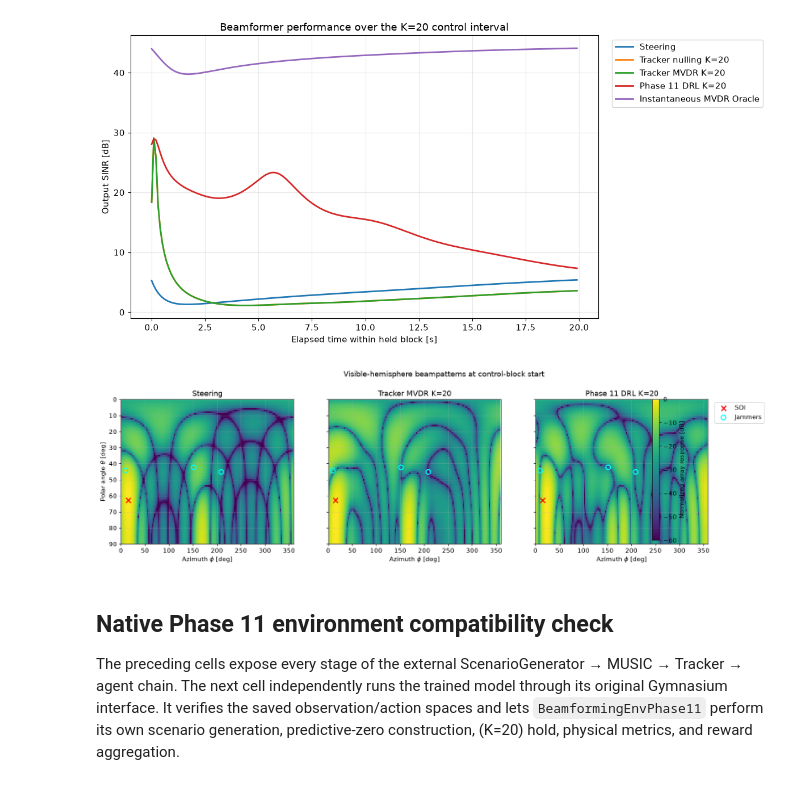
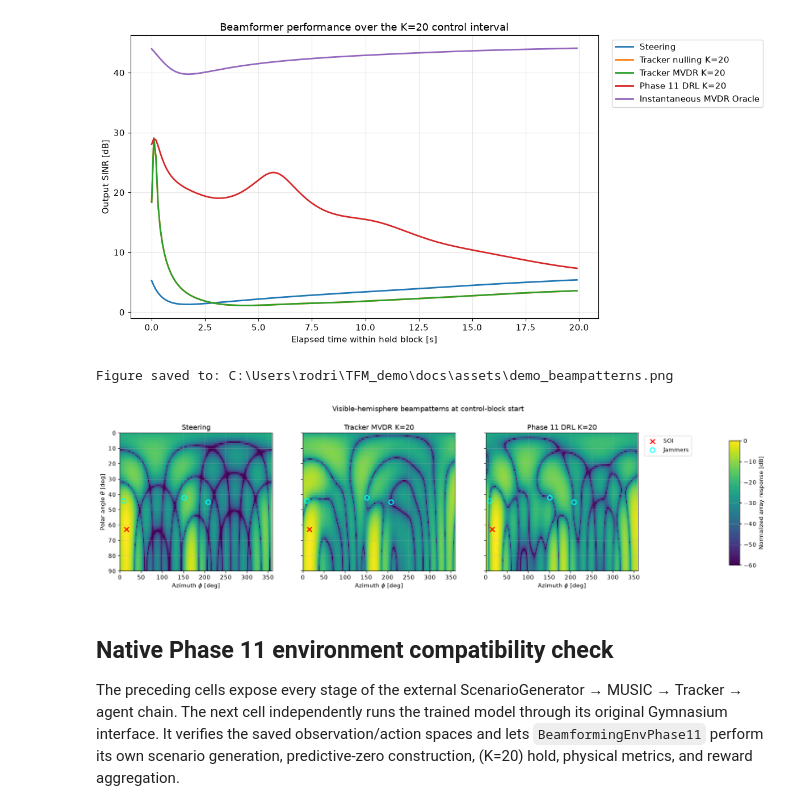
Before and after one commit to rodriperez194/tfm-cognitive-dbf, a Jupyter notebook: demo.ipynb, the cells around one changed output. Cells and saved outputs as stored; diff of their text form; code cells hidden in the pictures.

```diff
--- a/demo.ipynb
+++ b/demo.ipynb
@@ -1301,6 +1301,7 @@ for ax, (method_name, weights) in zip(axes, pattern_methods.items()):
         phi_res=2.0,
         normalize=True,
     )
+
     visible_mask = np.rad2deg(theta_grid_rad[:, 0]) <= 90.0
     pattern_db = 20.0 * np.log10(np.maximum(pattern_linear, 1e-4))
 
@@ -1313,41 +1314,100 @@ for ax, (method_name, weights) in zip(axes, pattern_methods.items()):
         vmin=-60.0,
         vmax=0.0,
     )
+
     ax.scatter(
         soi_phi_deg,
         soi_theta_deg,
         color="red",
         marker="x",
         s=75,
         linewidths=2.0,
         label="SOI",
         zorder=5,
     )
+
     ax.scatter(
         [direction[1] for direction in control_true_jammer_directions],
         [direction[0] for direction in control_true_jammer_directions],
         facecolors="none",
         edgecolors="cyan",
         marker="o",
         s=70,
         linewidths=1.8,
         label="Jammers",
         zorder=5,
     )
+
     ax.set_title(method_name)
     ax.set_xlabel(r"Azimuth $\phi$ [deg]")
     ax.set_xlim(0.0, 360.0)
     ax.set_ylim(90.0, 0.0)
 
 axes[0].set_ylabel(r"Polar angle $\theta$ [deg]")
-axes[-1].legend(loc="upper left", bbox_to_anchor=(1.02, 1.0))
-colorbar = fig.colorbar(image, ax=axes, shrink=0.90, pad=0.08)
-colorbar.set_label("Normalized array response [dB]")
-fig.suptitle("Visible-hemisphere beampatterns at control-block start")
-fig.subplots_adjust(left=0.06, right=0.86, bottom=0.13, top=0.84, wspace=0.20)
+
+# Keep the legend to the right of the third beampattern.
+axes[-1].legend(
+    loc="upper left",
+    bbox_to_anchor=(1.02, 1.0),
+)
+
+fig.suptitle(
+    "Visible-hemisphere beampatterns at control-block start"
+)
+
+# Reserve explicit space on the right:
+# - first part for the legend
+# - rightmost part for the colorbar
+fig.subplots_adjust(
+    left=0.06,
+    right=0.80,
+    bottom=0.13,
+    top=0.84,
+    wspace=0.20,
+)
+
+# Create a dedicated colorbar axis at the far right of the figure.
+colorbar_ax = fig.add_axes([
+    0.93,   # left
+    0.16,   # bottom
+    0.015,  # width
+    0.64,   # height
+])
+
+colorbar = fig.colorbar(
+    image,
+    cax=colorbar_ax,
+)
+
+colorbar.set_label(
+    "Normalized array response [dB]"
+)
+
+# Save figure for the GitHub Pages demo.
+output_path = (
+    PROJECT_ROOT
+    / "docs"
+    / "assets"
+    / "demo_beampatterns.png"
+)
+
+output_path.parent.mkdir(
+    parents=True,
+    exist_ok=True,
+)
+
+fig.savefig(
+    output_path,
+    dpi=180,
+    bbox_inches="tight",
+)
+
+print(f"Figure saved to: {output_path}")
+
 plt.show()
 # %% [output]
+Figure saved to: C:\Users\rodri\TFM_demo\docs\assets\demo_beampatterns.png
-[figure, old version]
+[figure, new version]
 # %% [markdown]
 ## Native Phase 11 environment compatibility check
 
```
